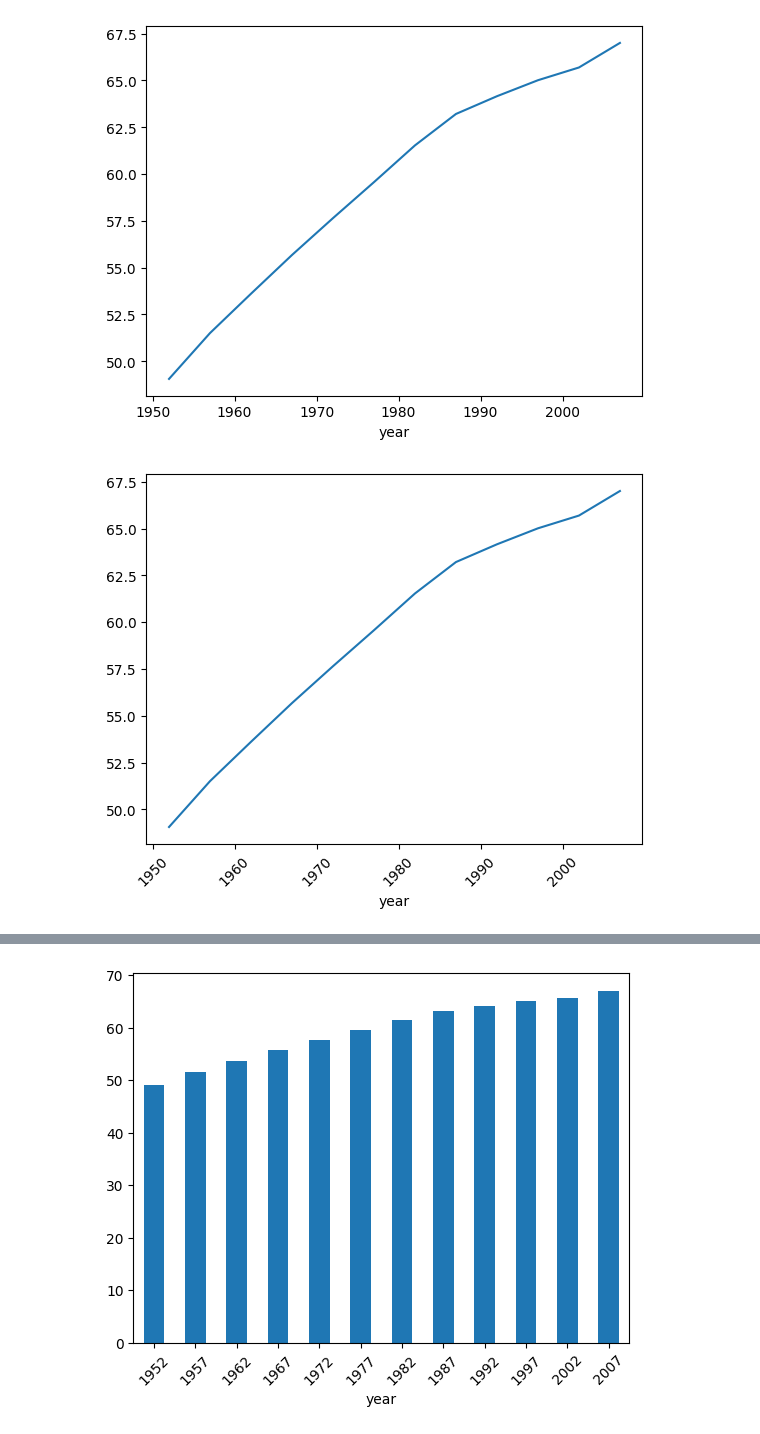
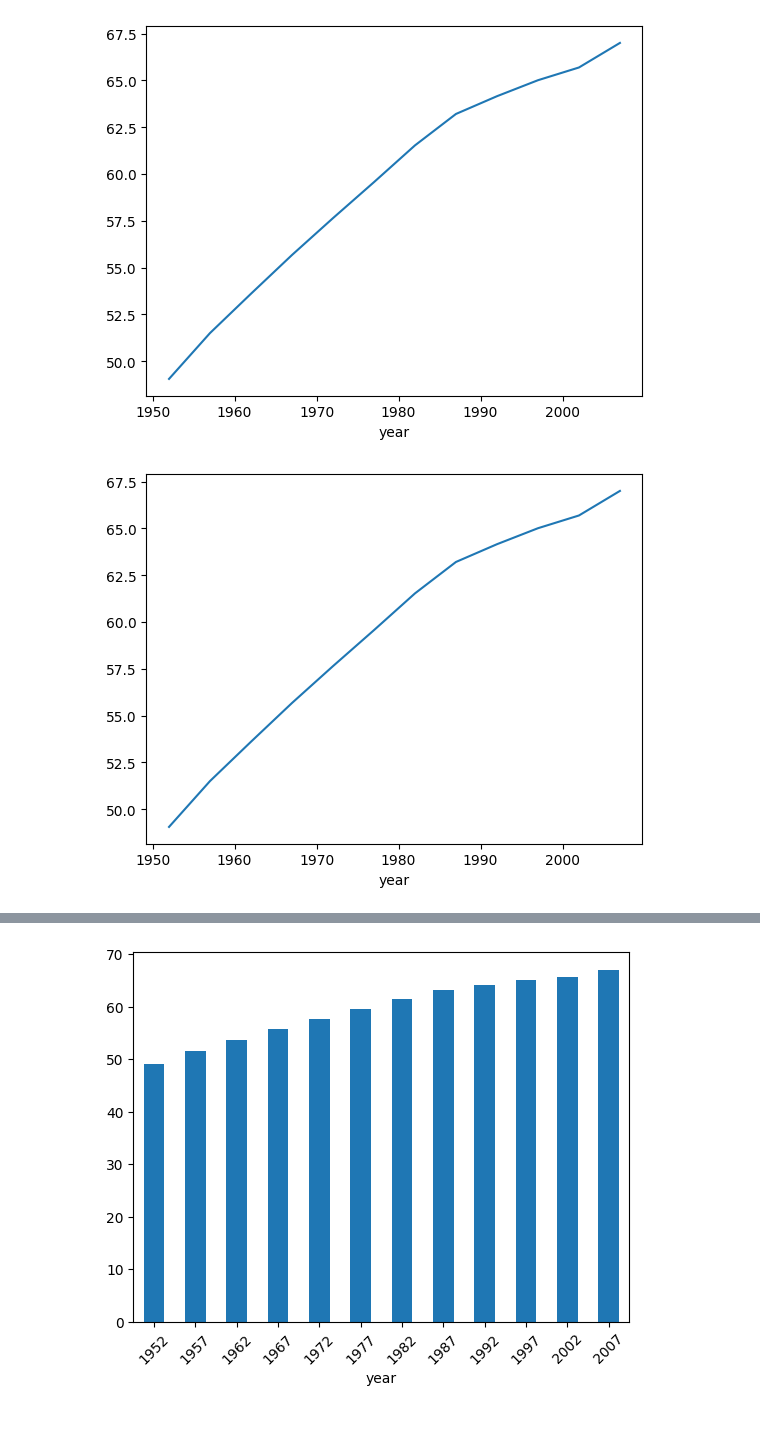
Before and after one commit to jamesbluenote/doit_pandas, a Jupyter notebook: test_01.ipynb, the cells around one changed output, grey strips where cells are left out. Cells and saved outputs as stored; diff of their text form; code cells hidden in the pictures.

```diff
--- a/test_01.ipynb
+++ b/test_01.ipynb
@@ -13,3 +16,6 @@ os.chdir(cpath + '\\data')
 os.getcwd()
 # %% [output]
 'C:\\Users\\kiip\\Documents\\github\\doit_pandas\\data'
+# %%
+df_raw = pd.read_csv('gapminder.tsv', sep='\t')
+df_raw.head()
@@ -16,5 +29,5 @@ os.getcwd()
 # %%
-df = pd.read_csv('gapminder.tsv', sep='\t')
+df = df_raw.copy()
 df.head()
 # %% [output]
 |  | country | continent | year | lifeExp | pop | gdpPercap |
@@ -464,6 +503,6 @@ df_subset.plot();
 # %% [output]
 [figure]
 # %%
-df_subset.plot.line(rot=45);
+df_subset.plot.line();
 # %% [output]
-[figure, old version]
+[figure, new version]
```
Also changed, not shown: parts of 27 cells of this notebook, 1 other file.
